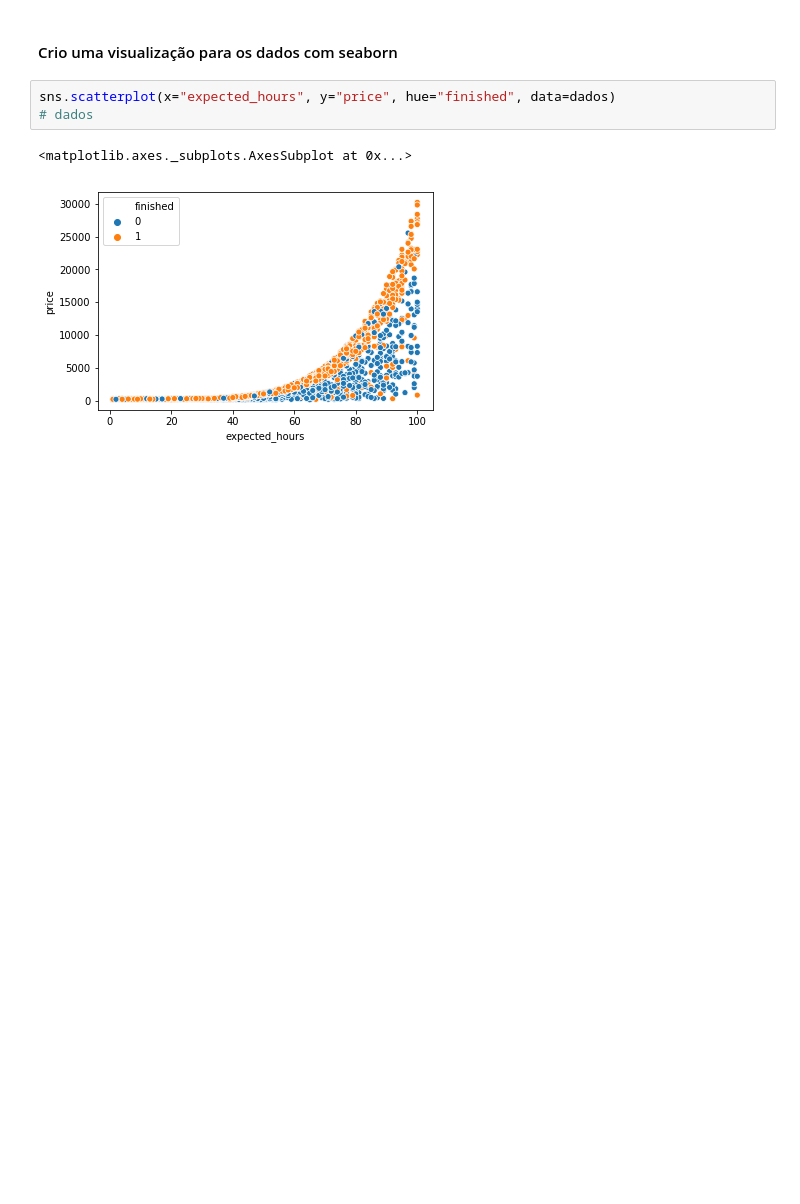
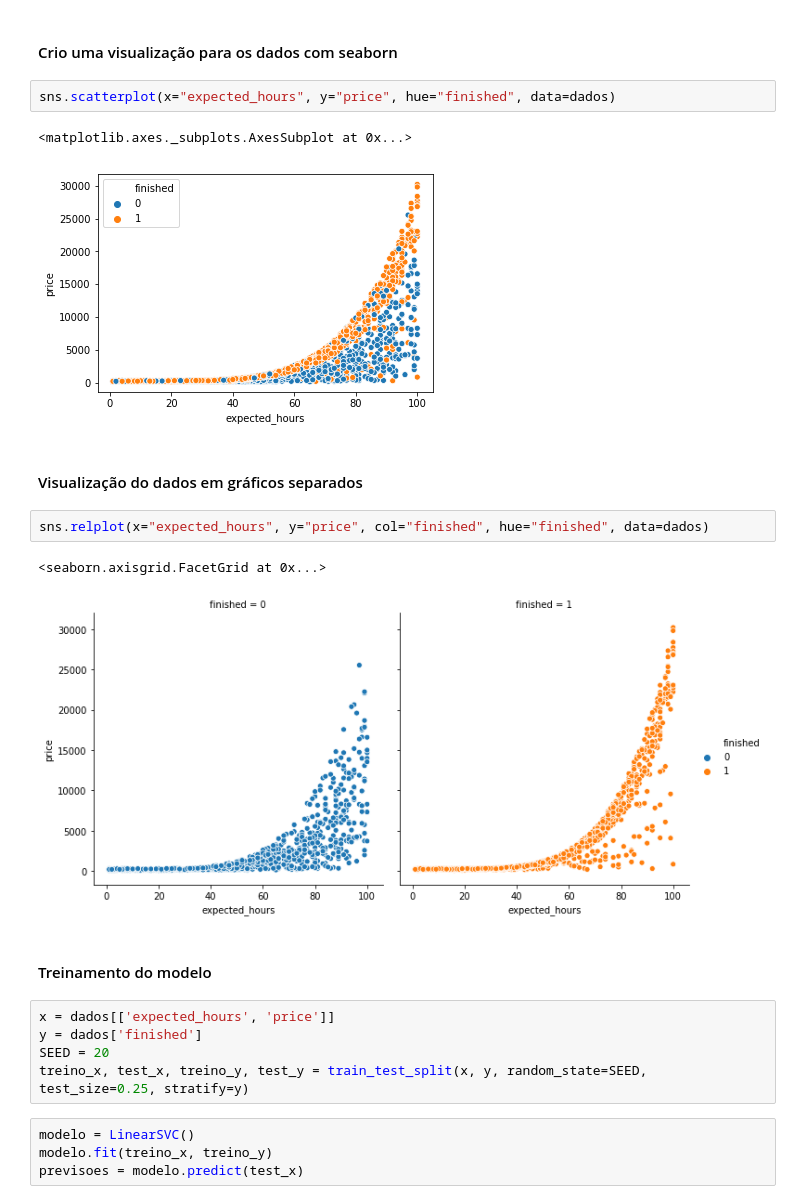
Before and after one commit to kaiocesar/introducao-machinelearning-classificacao, a Jupyter notebook: introducacao-classificacao-projeto-3.ipynb, the cells around one changed output. Cells and saved outputs as stored; diff of their text form; blank space fills up the shorter version.

Commit message:
treinamento do modelo de dados

```diff
--- a/introducacao-classificacao-projeto-3.ipynb
+++ b/introducacao-classificacao-projeto-3.ipynb
@@ -17,7 +21,24 @@ dados.finished = dados.finished.map({0: 1, 1: 0})
 #### Crio uma visualização para os dados com seaborn
 # %%
 sns.scatterplot(x="expected_hours", y="price", hue="finished", data=dados)
-# dados
 # %% [output]
 <matplotlib.axes._subplots.AxesSubplot at 0x...>
 [figure]
+# %% [markdown]
+#### Visualização do dados em gráficos separados
+# %%
+sns.relplot(x="expected_hours", y="price", col="finished", hue="finished", data=dados)
+# %% [output]
+<seaborn.axisgrid.FacetGrid at 0x...>
+[figure, added]
+# %% [markdown]
+#### Treinamento do modelo
+# %%
+x = dados[['expected_hours', 'price']]
+y = dados['finished']
+SEED = 20
+treino_x, test_x, treino_y, test_y = train_test_split(x, y, random_state=SEED, test_size=0.25, stratify=y)
+# %%
+modelo = LinearSVC()
+modelo.fit(treino_x, treino_y)
+previsoes = modelo.predict(test_x)
```
Also changed, not shown: parts of 4 cells of this notebook.
